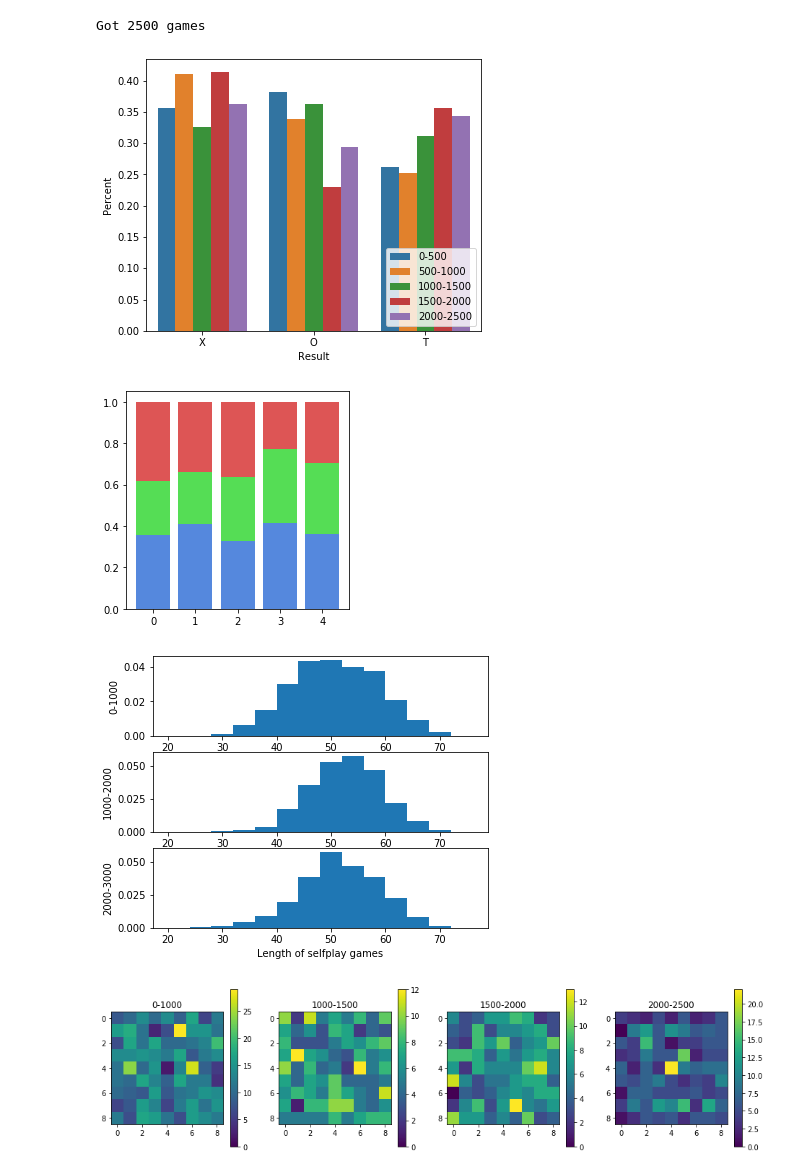
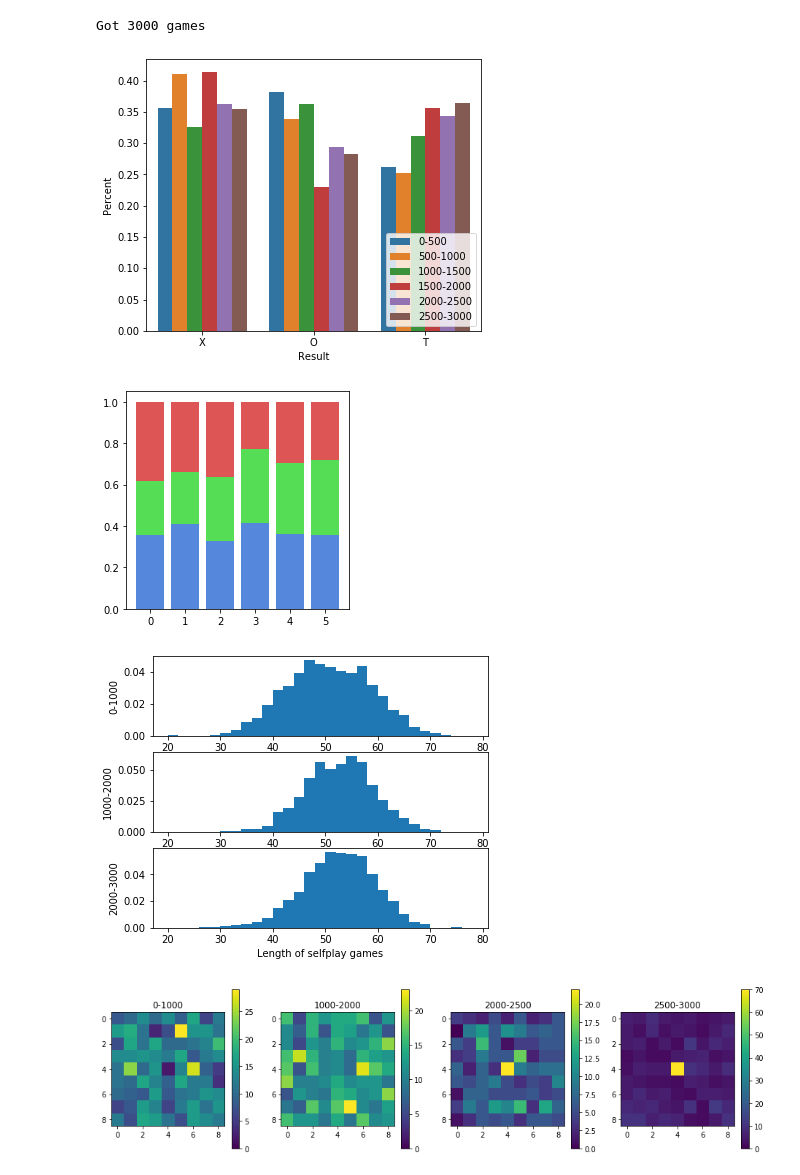
Before and after one commit to fqjin/ultimate-tictactoe, a Jupyter notebook: notebooks/Selfplay.ipynb, the cells around one changed output. Saved outputs shown, nothing was run; the diff lists cells and outputs as text; code cells hidden in the pictures.

```diff
--- a/notebooks/Selfplay.ipynb
+++ b/notebooks/Selfplay.ipynb
@@ -9,6 +9,7 @@ os.chdir('../selfplay/')
 # %%
 results = []
 first_moves = []
+second_moves = []
 len_games = []
 try:
     i = 0
@@ -16,6 +17,7 @@ try:
         x = np.load(str(i).zfill(5) + '.npz')
         results.append(x['result'].item())
         first_moves.append(x['moves'][0])
+        second_moves.append(x['moves'][1])
         len_games.append(len(x['moves']))
         i += 1
 except FileNotFoundError:
@@ -24,7 +26,7 @@ results = np.array(results)
 first_moves = np.array(first_moves)
 print(f'Got {len(results)} games')
 # %% [output]
-Got 2500 games
+Got 3000 games
 # %%
 data = pd.DataFrame(columns=['Games', 'X', 'O', 'T'])
 for i in range(0, len(results), 500):
@@ -41,27 +43,28 @@ sns.barplot(x='Result', y='Percent', hue='Games', data=data, ci=None)
 plt.legend(loc='lower right')
 plt.show()
 # %% [output]
-[figure, old version]
+[figure, new version]
 # %%
+n = len(data) // 3
 dat = data['Percent'].to_numpy()
 plt.figure(figsize=(4,4))
-plt.bar(np.arange(5), dat[0:5]+dat[10:15]+dat[5:10], color='#dd5555')
-plt.bar(np.arange(5), dat[0:5]+dat[10:15], color='#55dd55')
-plt.bar(np.arange(5), dat[0:5], color='#5588dd')
+plt.bar(np.arange(n), dat[0:n]+dat[2*n:]+dat[n:2*n], color='#dd5555')
+plt.bar(np.arange(n), dat[0:n]+dat[2*n:], color='#55dd55')
+plt.bar(np.arange(n), dat[0:n], color='#5588dd')
 plt.show()
 # %% [output]
-[figure, old version]
+[figure, new version]
 # %%
 n = (len(results)+999) // 1000
 plt.subplots(figsize=(6,5))
 for i in range(n):
     plt.subplot(n, 1, i+1)
-    plt.hist(len_games[1000*i:1000*(i+1)], bins=np.arange(20, 80, 4), density=True)
+    plt.hist(len_games[1000*i:1000*(i+1)], bins=np.arange(20, 80, 2), density=True)
     plt.ylabel(f'{1000*i}-{1000*(i+1)}')
 plt.xlabel('Length of selfplay games')
 plt.show()
 # %% [output]
-[figure, old version]
+[figure, new version]
 # %%
 def plot_first_moves(first_moves):
     grid = np.zeros((9,9))
@@ -79,17 +82,17 @@ def plot_first_moves(first_moves):
 # %%
 plt.subplots(figsize=(16, 4))
 plt.subplot(141)
 plot_first_moves(first_moves[:1000])
 plt.title('0-1000')
 plt.subplot(142)
-plot_first_moves(first_moves[1000:1500])
-plt.title('1000-1500')
+plot_first_moves(first_moves[1000:2000])
+plt.title('1000-2000')
 plt.subplot(143)
-plot_first_moves(first_moves[1500:2000])
-plt.title('1500-2000')
-plt.subplot(144)
 plot_first_moves(first_moves[2000:2500])
 plt.title('2000-2500')
+plt.subplot(144)
+plot_first_moves(first_moves[2500:3000])
+plt.title('2500-3000')
 plt.show()
 # %% [output]
-[figure, old version]
+[figure, new version]
```
Also changed, not shown: parts of 10 cells of this notebook, 6 other files.
